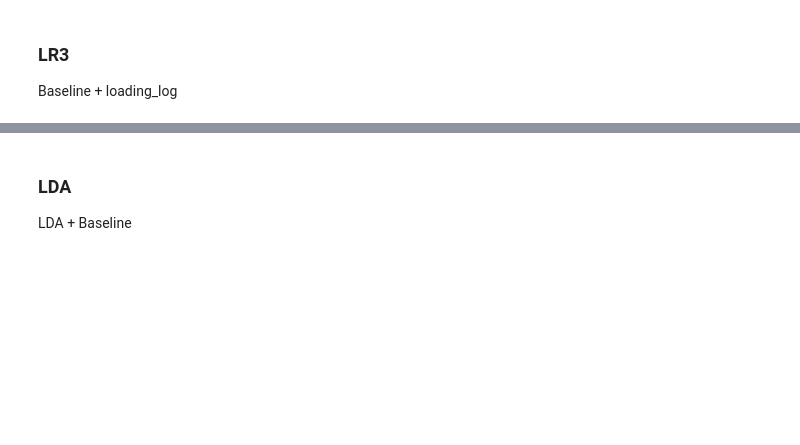
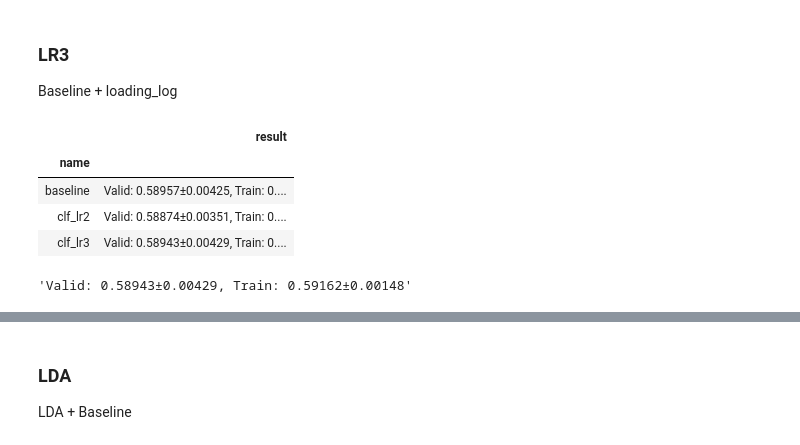
Before and after one commit to sunkusun9/DS_lv3_2604_2, a Jupyter notebook: sec_ds_lv3_prob1_kaggle.ipynb, the cells around one changed output, grey strips where cells are left out. Saved outputs shown, nothing was run; the diff lists cells and outputs as text; code cells hidden in the pictures; blank space fills up the shorter version.

```diff
--- a/sec_ds_lv3_prob1_kaggle.ipynb
+++ b/sec_ds_lv3_prob1_kaggle.ipynb
@@ -17,0 +200,3 @@ id,failure
+# %%
+X_all = df_test.columns.tolist()
+np.array(X_all)
@@ -20,3 +240,33 @@ id,failure
+# %%
+from sklearn.model_selection import cross_validate
+from sklearn.compose import ColumnTransformer
+from sklearn.pipeline import make_pipeline
+from sklearn.preprocessing import StandardScaler
+
+hist = list()
+def eval_model(model_name, clf):
+    result = cross_validate(
+        clf, df_train[X_all], df_train['failure'], groups = df_train['product_code'], cv = gkf,
+        return_train_score=True, scoring = 'roc_auc'
+    )
+    result_str = "Valid: {:.5f}±{:.5f}, Train: {:.5f}±{:.5f}".format(
+        result['test_score'].mean(), result['test_score'].std(),
+        result['train_score'].mean(), result['train_score'].std(),
+    )
+    hist.append(
+        pd.Series([model_name, result_str], index = ['name', 'result'])
+    )
+    display(pd.DataFrame(hist).groupby('name').last())
+    return result_str
+
+def select_model(clf):
+    clf.fit(df_train[X_all], df_train['failure'])
+    prd =  clf.predict_proba(df_test[X_all])[:, 1]
+    pd.DataFrame({
+        'id': df_test.index,
+        'failure': prd
+    }).to_csv('answer6.csv', index = None)
+    return prd
 # %% [markdown]
 ## Step2: Baseline 모델을 만듭니다.
 
@@ -41,3 +351,21 @@ LR + PCA - measurement_0~17 -> STD -> PCA(n_components = 7) + loading -> STD,  P
 ### LR3
 
 Baseline + loading_log
+# %%
+from sklearn.linear_model import LogisticRegression
+
+ct = ColumnTransformer([
+    ('std', StandardScaler(), ['loading_log', 'measurement_1', 'measurement_4', 'measurement_14', 'measurement_17']),
+    ('pt', 'passthrough', ['na_1'])
+])
+clf_lr3 = make_pipeline(
+    ct, LogisticRegression(solver='lbfgs', C = 0.02)
+)
+eval_model('clf_lr3', clf_lr3)
+# %% [output]
+|  | result |
+| name |  |
+| baseline | Valid: 0.58957±0.00425, Train: 0.... |
+| clf_lr2 | Valid: 0.58874±0.00351, Train: 0.... |
+| clf_lr3 | Valid: 0.58943±0.00429, Train: 0.... |
+'Valid: 0.58943±0.00429, Train: 0.59162±0.00148'
```
Also changed, not shown: parts of 25 cells of this notebook.
